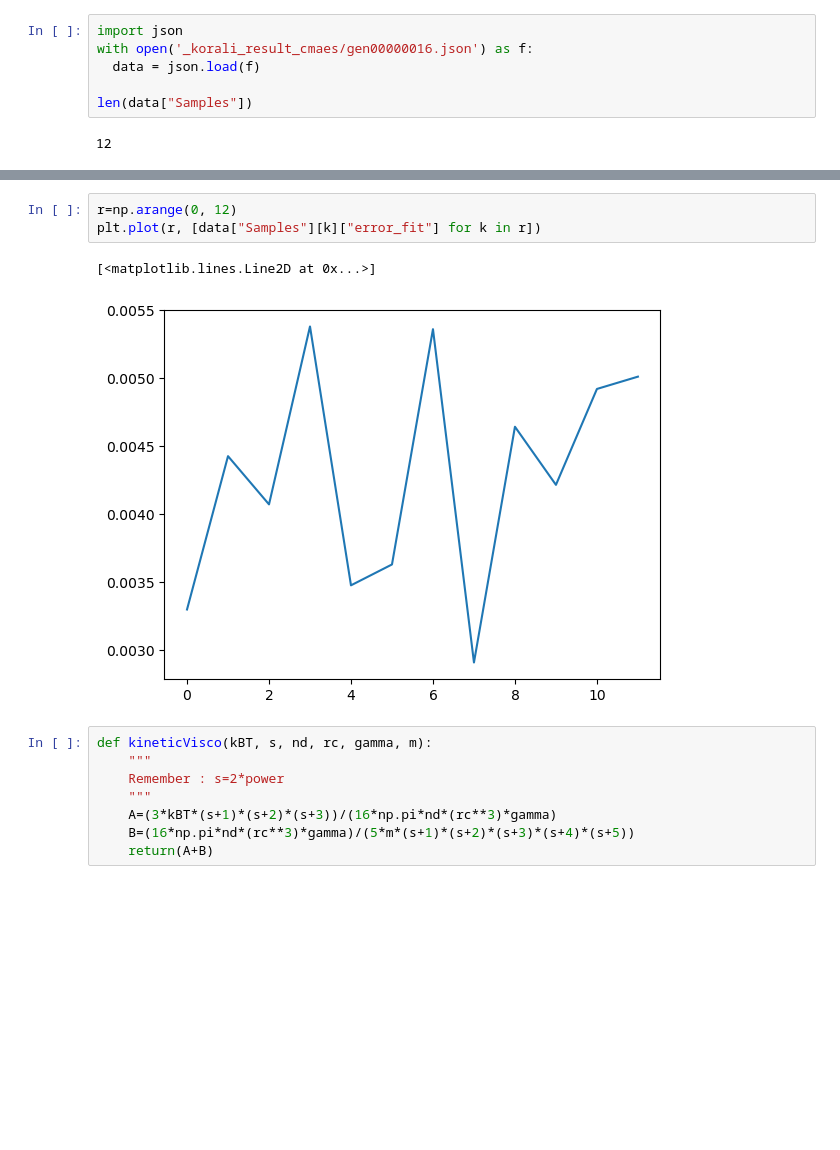
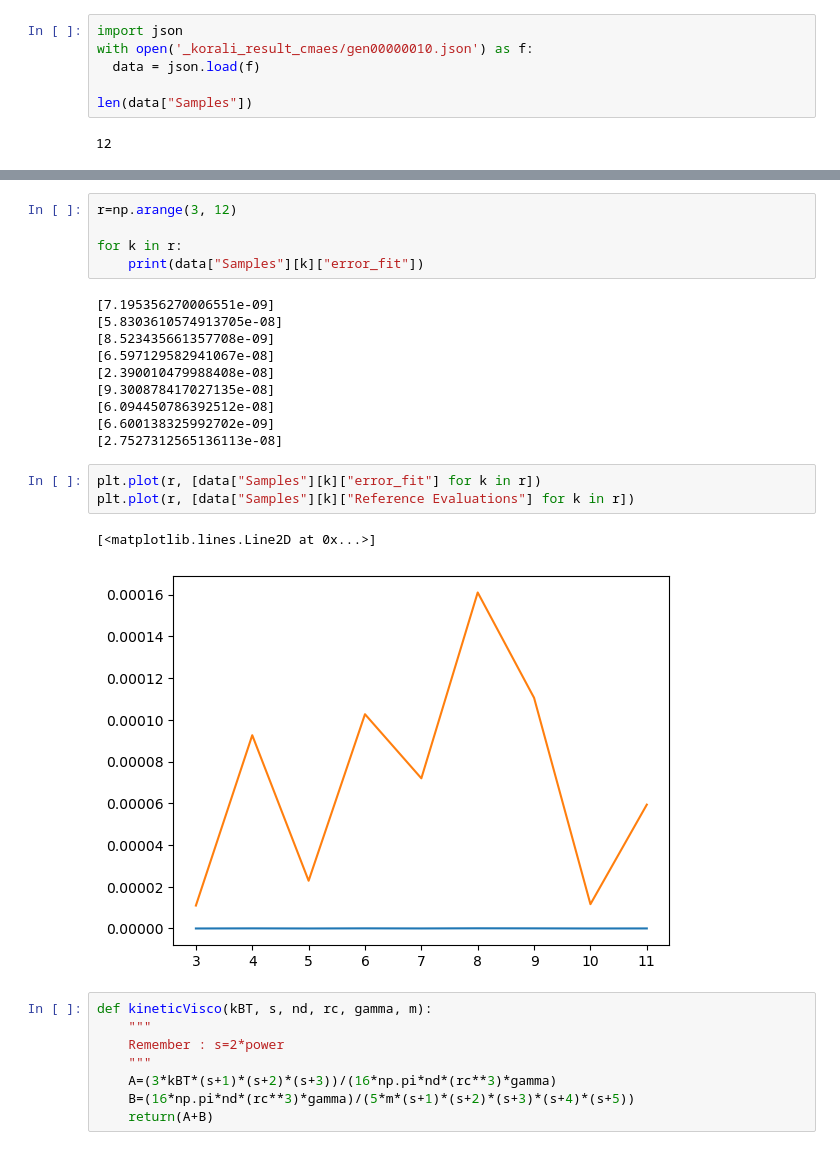
Before and after one commit to BrieucB/UQ_DPD, a Jupyter notebook: checkup.ipynb, the cells around one changed output, grey strips where cells are left out. Saved outputs shown, nothing was run; the diff lists cells and outputs as text; blank space fills up the shorter version.

```diff
--- a/checkup.ipynb
+++ b/checkup.ipynb
@@ -63,7 +63,7 @@ plt.plot(u, quadratic_func(u, *popt), 'k--')
 [figure]
 # %%
 import json
-with open('_korali_result_cmaes/gen00000016.json') as f:
+with open('_korali_result_cmaes/gen00000010.json') as f:
   data = json.load(f)
 
 len(data["Samples"])
@@ -72,9 +95,24 @@ len(data["Samples"])
 # %%
-r=np.arange(0, 12)
-plt.plot(r, [data["Samples"][k]["error_fit"] for k in r])
+r=np.arange(3, 12)
+
+for k in r:
+    print(data["Samples"][k]["error_fit"])
 # %% [output]
-[<matplotlib.lines.Line2D at 0x...>]
+[7.195356270006551e-09]
+[5.8303610574913705e-08]
+[8.523435661357708e-09]
+[6.597129582941067e-08]
+[2.390010479988408e-08]
+[9.300878417027135e-08]
+[6.094450786392512e-08]
+[6.600138325992702e-09]
+[2.7527312565136113e-08]
-[figure, removed]
+# %%
+plt.plot(r, [data["Samples"][k]["error_fit"] for k in r])
+plt.plot(r, [data["Samples"][k]["Reference Evaluations"] for k in r])
+# %% [output]
+[<matplotlib.lines.Line2D at 0x...>]
+[figure, added]
 # %%
 def kineticVisco(kBT, s, nd, rc, gamma, m):
     """
```
Also changed, not shown: parts of 3 cells of this notebook, 6 other files.
